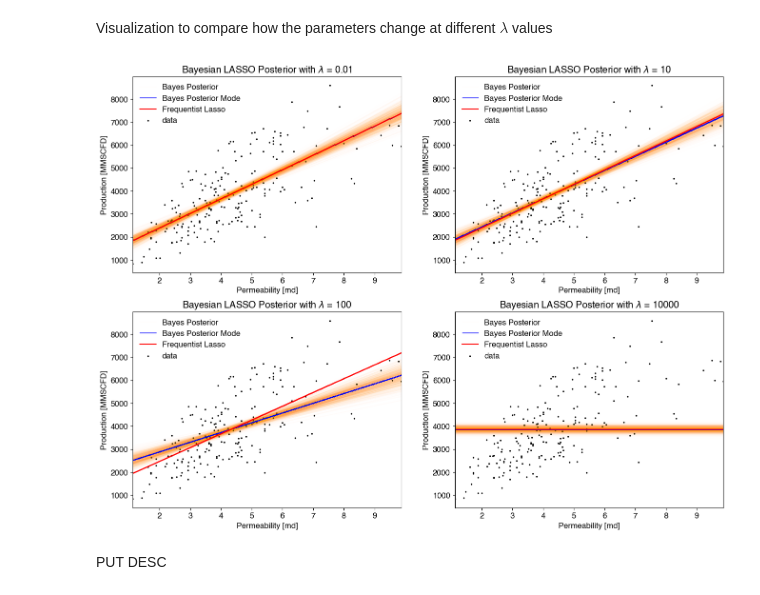
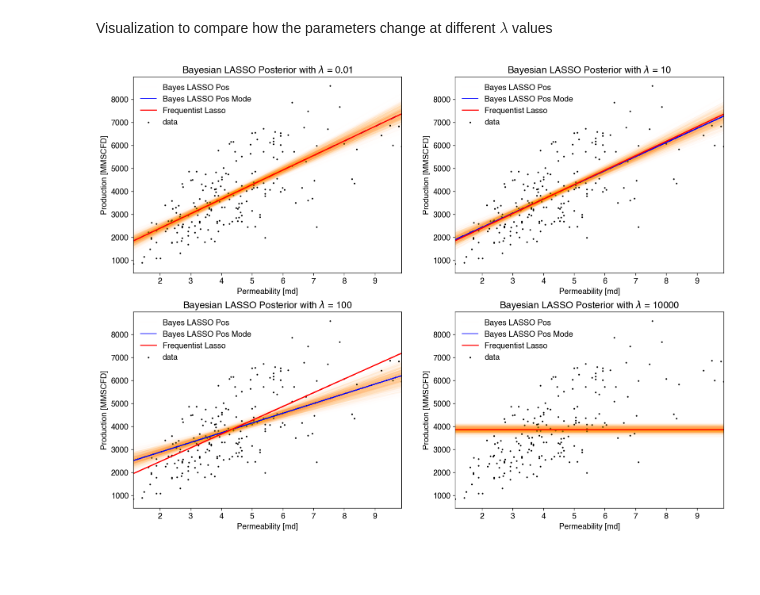
Before and after one commit to fraclad/BayesianLassoExpository, a Jupyter notebook: Bayesian Lasso Regression.ipynb, the cells around one changed output. Cells and saved outputs as stored; diff of their text form; code cells hidden in the pictures; blank space fills up the shorter version.

```diff
--- a/Bayesian Lasso Regression.ipynb
+++ b/Bayesian Lasso Regression.ipynb
@@ -53,7 +52,7 @@ import numpy as np
 import pandas as pd
 import matplotlib.pyplot as plt
 from sklearn.preprocessing import StandardScaler
-from sklearn.linear_model import LinearRegression, Lasso, Ridge
+from sklearn.linear_model import Lasso
 import pymc3 as pm
 import warnings
 seed = 2021
@@ -61,7 +60,7 @@ seed = 2021
 # the lines below are purely for aesthetics
 plt.rcParams["font.family"] = "Helvetica"
 plt.rcParams["font.size"] = 12
-plt.rcParams['figure.dpi']= 100
+plt.rcParams['figure.dpi']= 120
 
 # Hide ONLY deprecation warning
 warnings.filterwarnings("ignore", category=DeprecationWarning)
@@ -92,0 +79,3 @@ data.head()
+# %%
+data = pd.read_csv("https://raw.githubusercontent.com/fraclad/BayesianLassoExpository/main/supportingFiles/unconv_MV_v4.csv")
+data.head()
@@ -246,7 +244,7 @@ traceList = []
 modeList = []
 
 for l in lambdaList:
-    print(l)
+    print("processing lambda = {}".format(l))
     with pm.Model() as bayesLassoUni:
         # declare priors
         intercept = pm.Flat("intercept")
@@ -264,7 +262,7 @@ for l in lambdaList:
 
         # get trace and maximum a posteriori (MAP)
         posteriorMode = pm.find_MAP()
-        trace = pm.sample(draws = 500, tune = 4000, step = step, start = posteriorMode,
+        trace = pm.sample(draws = 1000, tune = 4000, step = step, start = posteriorMode,
                           random_seed = seed, return_inferencedata = True)
 
     traceList.append(trace)
@@ -288,35 +286,38 @@ Sampling 4 chains for 4_000 tune and 500 draw iterations (16_000 + 2_000 draws t
 # %% [markdown]
 Next, the frequentist LASSO regression will be built for different $\lambda$ values, to serve as comparisons
 # %%
-# Lasso model
+# Frequentist LASSO model
 yhatLassoList = []
+freqLassoSlope = []
 for l in lambdaList:
     modelLasso = Lasso(alpha = l)
     modelLasso.fit(X,y)
     yhatLasso = modelLasso.predict(X)
     yhatLassoList.append(yhatLasso)
+    freqLassoSlope.append(round(modelLasso.coef_[0],2))
 # %% [markdown]
 Visualization to compare how the parameters change at different $\lambda$ values
 # %%
 plt.figure(figsize = (16,12))
 for idx,l in enumerate(lambdaList):
     plt.subplot(2,2,idx + 1)
     plt.scatter(x, y, color = "black", label = "data", s = 2)
     pm.plot_posterior_predictive_glm(traceList[idx], samples = 1000, eval = np.linspace(min(x), max(x), 100), linewidth = 1, color = 'orange', alpha = 0.01,
-                                     label = 'Bayes Posterior',lm = lambda x, sample: sample['intercept'] + sample['beta'] * x)
+                                     label = 'Bayes LASSO Pos',lm = lambda x, sample: sample['intercept'] + sample['beta'] * x)
     pm.plot_posterior_predictive_glm(traceList[idx], samples = 1000, eval = np.linspace(min(x), max(x), 100),
                                      linewidth = 1, color = 'blue',
-                                     label = 'Bayes Posterior Mode',
+                                     label = 'Bayes LASSO Pos Mode',
                                      lm = lambda x, sample: modeList[idx]['intercept'] + modeList[idx]['beta'] * x)
     plt.plot(x, yhatLassoList[idx], color = "red", label = "Frequentist Lasso")
     plt.xlabel("Permeability [md]")
     plt.ylabel("Production [MMSCFD]")
-    plotTitle = r"Bayesian LASSO Posterior with $\lambda$ = " + str(l)
+    if idx == 0:
+        plotTitle = r"Bayesian LASSO Posterior with $\lambda$ = " + str(l)
+    else:
+        plotTitle = r"Bayesian LASSO Posterior with $\lambda$ = " + str(int(l))
     plt.title(plotTitle)
     plt.xlim([min(x), max(x)])
     plt.legend(frameon = False)
 plt.show()
 # %% [output]
-[figure, old version]
+[figure, new version]
-# %% [markdown]
-PUT DESC
```
Also changed, not shown: parts of 26 cells of this notebook, 1 other file.
